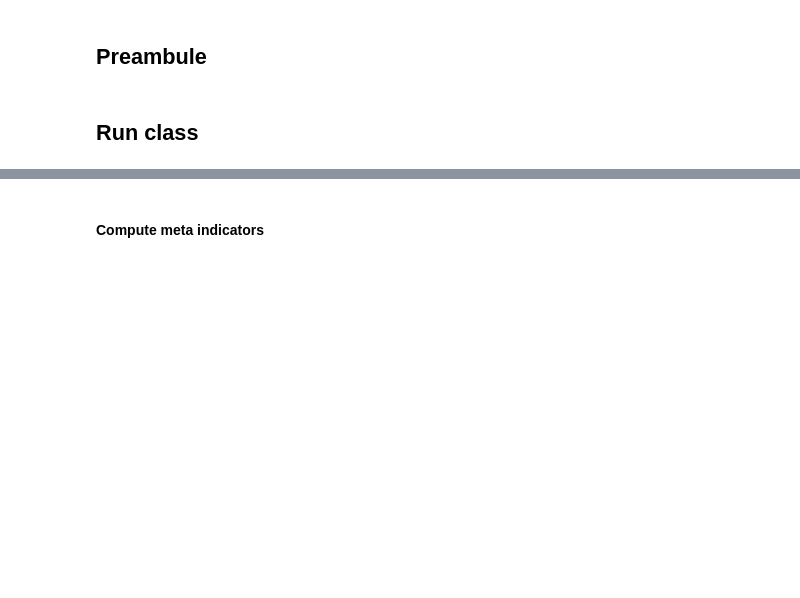
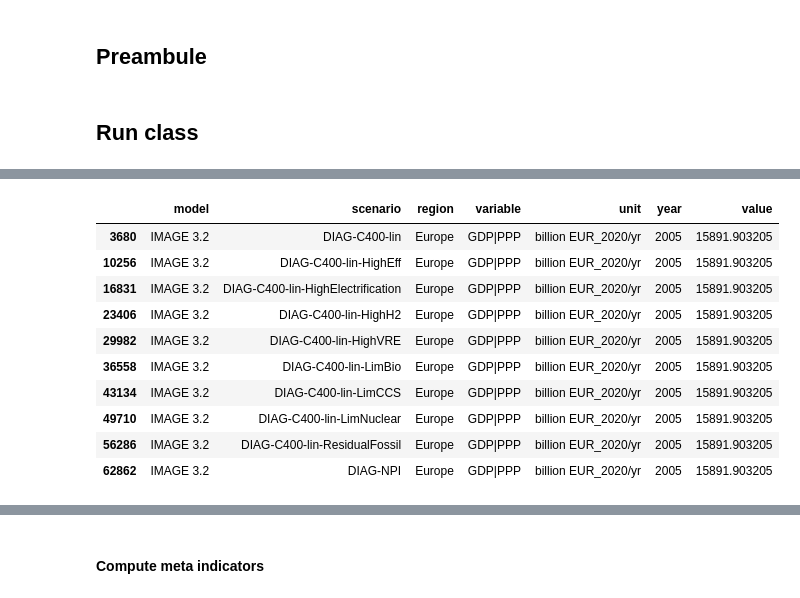
Before and after one commit to MarkMDekker/IAMfingerprints, a Jupyter notebook: Calculations/Main.ipynb, the cells around one changed output, grey strips where cells are left out. Drawn from its saved outputs; the diff is of its cells as text; code cells hidden in the pictures; blank space fills up the shorter version.

```diff
--- a/Calculating/Main.ipynb
+++ b/Calculations/Main.ipynb
@@ -43,0 +77,14 @@ Data variables:
+# %%
+pd_eu_t
+# %% [output]
+|  | model | scenario | region | variable | unit | year | value |
+| 3680 | IMAGE 3.2 | DIAG-C400-lin | Europe | GDP|PPP | billion EUR_2020/yr | 2005 | 15891.903205 |
+| 10256 | IMAGE 3.2 | DIAG-C400-lin-HighEff | Europe | GDP|PPP | billion EUR_2020/yr | 2005 | 15891.903205 |
+| 16831 | IMAGE 3.2 | DIAG-C400-lin-HighElectrification | Europe | GDP|PPP | billion EUR_2020/yr | 2005 | 15891.903205 |
+| 23406 | IMAGE 3.2 | DIAG-C400-lin-HighH2 | Europe | GDP|PPP | billion EUR_2020/yr | 2005 | 15891.903205 |
+| 29982 | IMAGE 3.2 | DIAG-C400-lin-HighVRE | Europe | GDP|PPP | billion EUR_2020/yr | 2005 | 15891.903205 |
+| 36558 | IMAGE 3.2 | DIAG-C400-lin-LimBio | Europe | GDP|PPP | billion EUR_2020/yr | 2005 | 15891.903205 |
+| 43134 | IMAGE 3.2 | DIAG-C400-lin-LimCCS | Europe | GDP|PPP | billion EUR_2020/yr | 2005 | 15891.903205 |
+| 49710 | IMAGE 3.2 | DIAG-C400-lin-LimNuclear | Europe | GDP|PPP | billion EUR_2020/yr | 2005 | 15891.903205 |
+| 56286 | IMAGE 3.2 | DIAG-C400-lin-ResidualFossil | Europe | GDP|PPP | billion EUR_2020/yr | 2005 | 15891.903205 |
+| 62862 | IMAGE 3.2 | DIAG-NPI | Europe | GDP|PPP | billion EUR_2020/yr | 2005 | 15891.903205 |
```
Also changed, not shown: parts of 12 cells of this notebook, 7 other files.
